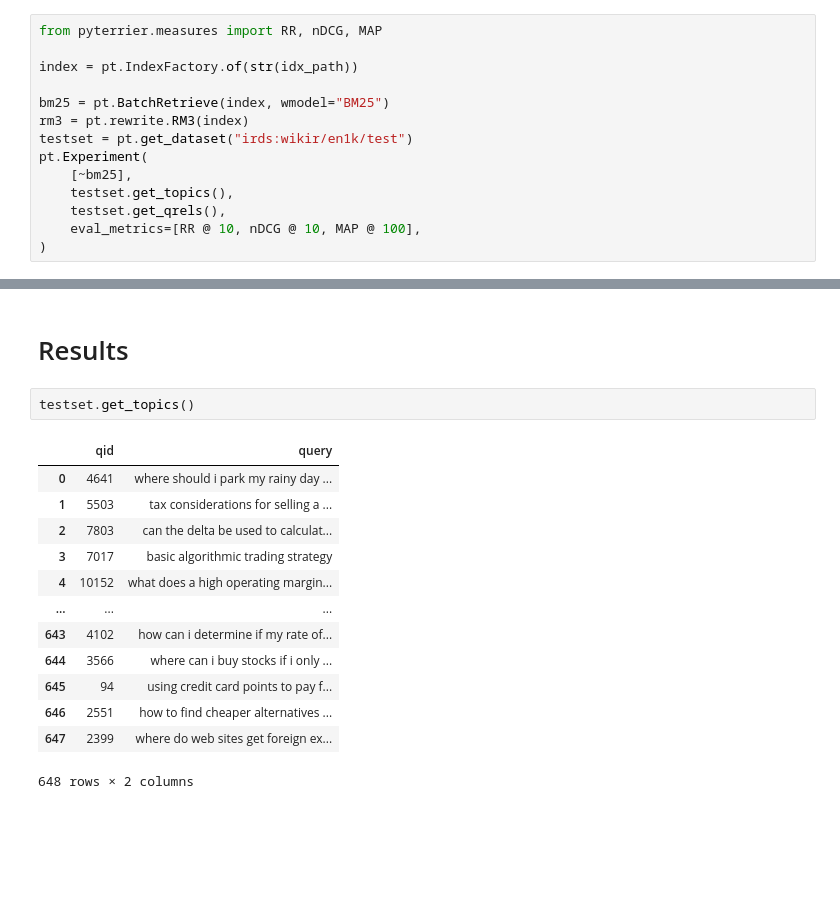
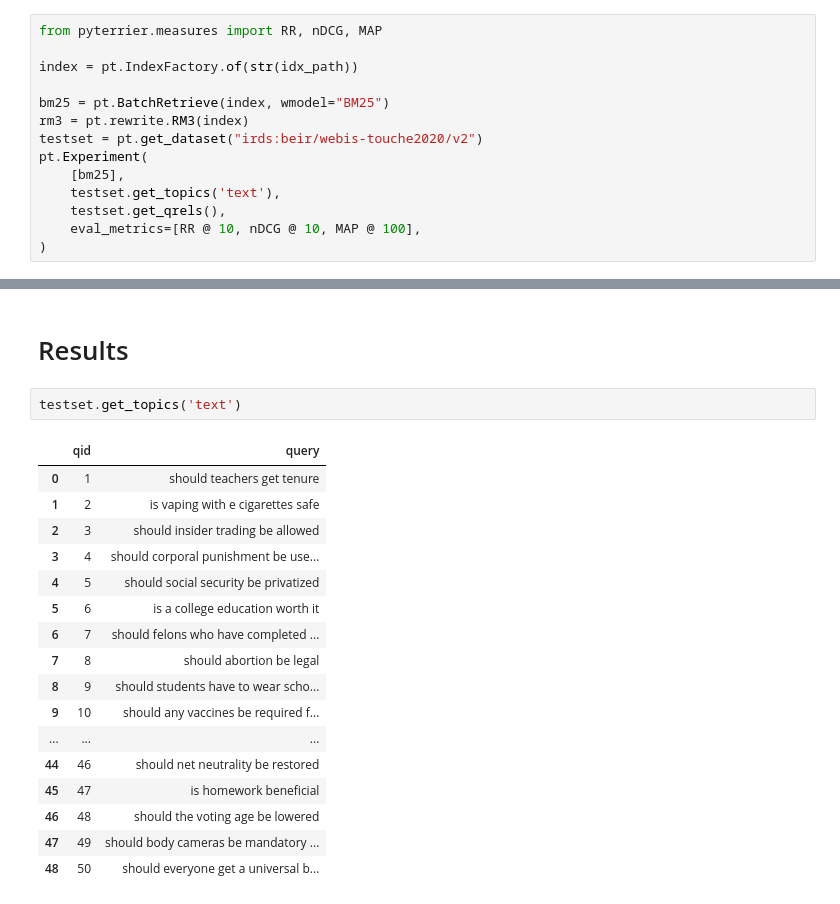
Before and after one commit to tomighita/ir-query-expansion, a Jupyter notebook: 02-experiment.ipynb, the cells around one changed output, grey strips where cells are left out. Cells and saved outputs as stored; diff of their text form; blank space fills up the shorter version.

```diff
--- a/02-experiment.ipynb
+++ b/02-experiment.ipynb
@@ -62,10 +64,10 @@ index = pt.IndexFactory.of(str(idx_path))
 
 bm25 = pt.BatchRetrieve(index, wmodel="BM25")
 rm3 = pt.rewrite.RM3(index)
-testset = pt.get_dataset("irds:wikir/en1k/test")
+testset = pt.get_dataset("irds:beir/webis-touche2020/v2")
 pt.Experiment(
-    [~bm25],
-    testset.get_topics(),
+    [bm25],
+    testset.get_topics('text'),
     testset.get_qrels(),
     eval_metrics=[RR @ 10, nDCG @ 10, MAP @ 100],
 )
@@ -253,19 +218,23 @@ no vectors for
 # %% [markdown]
 # Results
 # %%
-testset.get_topics()
+testset.get_topics('text')
 # %% [output]
 |  | qid | query |
-| 0 | 4641 | where should i park my rainy day ... |
-| 1 | 5503 | tax considerations for selling a ... |
-| 2 | 7803 | can the delta be used to calculat... |
-| 3 | 7017 | basic algorithmic trading strategy |
-| 4 | 10152 | what does a high operating margin... |
+| 0 | 1 | should teachers get tenure |
+| 1 | 2 | is vaping with e cigarettes safe |
+| 2 | 3 | should insider trading be allowed |
+| 3 | 4 | should corporal punishment be use... |
+| 4 | 5 | should social security be privatized |
+| 5 | 6 | is a college education worth it |
+| 6 | 7 | should felons who have completed ... |
+| 7 | 8 | should abortion be legal |
+| 8 | 9 | should students have to wear scho... |
+| 9 | 10 | should any vaccines be required f... |
 | ... | ... | ... |
-| 643 | 4102 | how can i determine if my rate of... |
-| 644 | 3566 | where can i buy stocks if i only ... |
-| 645 | 94 | using credit card points to pay f... |
-| 646 | 2551 | how to find cheaper alternatives ... |
-| 647 | 2399 | where do web sites get foreign ex... |
+| 44 | 46 | should net neutrality be restored |
+| 45 | 47 | is homework beneficial |
+| 46 | 48 | should the voting age be lowered |
+| 47 | 49 | should body cameras be mandatory ... |
+| 48 | 50 | should everyone get a universal b... |
-648 rows × 2 columns
 # %%
```
Also changed, not shown: parts of 15 cells of this notebook, 8 other files.
